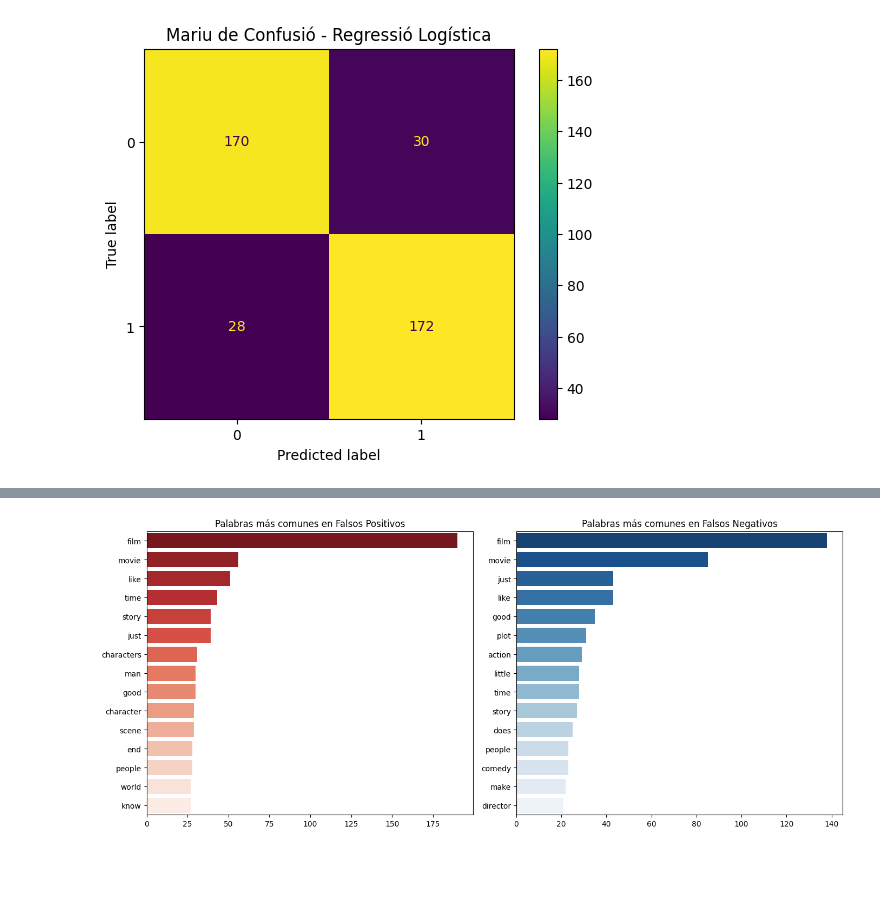
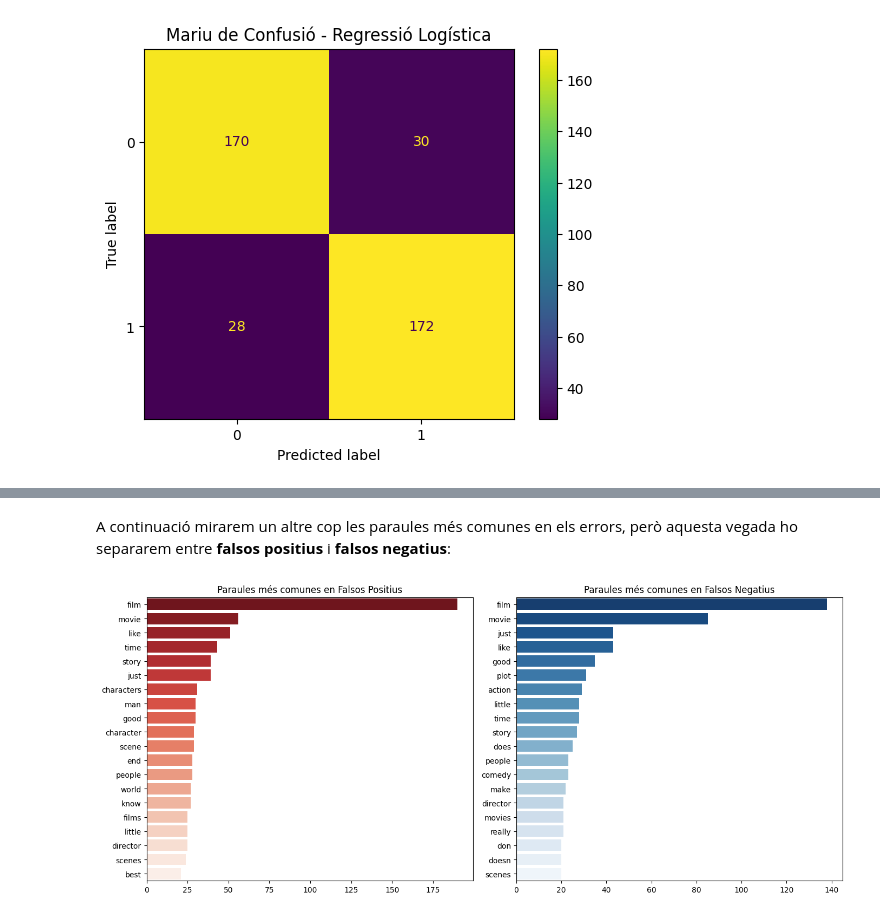
Before and after one commit to maxerrmax/Practica2-PLH, a Jupyter notebook: codi.ipynb, the cells around one changed output, grey strips where cells are left out. Cells and saved outputs as stored; diff of their text form; code cells hidden in the pictures; blank space fills up the shorter version.

```diff
--- a/codi.ipynb
+++ b/codi.ipynb
@@ -242,17 +267,16 @@ Total de errores: 58
+# %%
+analyzer = vectorizer.build_analyzer()
+
+# Funció auxiliar per trobar les n paraules més comunes en un text
+def get_top_n_words(texts, n):
+    words = []
+    for text in texts:
+        words.extend(analyzer(text))
+    return Counter(words).most_common(n)
 # %%
+common_words = get_top_n_words(error_texts, 20)
 
-
-# Extraemos la función de preprocesado y tokenización del vectorizer
-analyzer = vectorizer.build_analyzer()
-
-# Procesamos los textos erróneos usando el filtro oficial del modelo
-words = []
-for text in error_texts:
-    words.extend(analyzer(text))
-
-common_words = Counter(words).most_common(20)
-
-print("Palabras más comunes en errores:")
+print("Les 20 paraules més comunes en errors (Paraula => Vegades que apareix):")
 for w, c in common_words:
-    print(w, c)
+    print(f"{w} => {c}")
 # %% [output]
@@ -276,26 +307,18 @@ man 41
+# %% [markdown]
+A continuació mirarem un altre cop les paraules més comunes en els errors, però aquesta vegada ho separarem entre **falsos positius** i **falsos negatius**:
 # %%
-
-
-def get_top_n_words(texts, n=15):
-    words = []
-    for text in texts:
-        words.extend(analyzer(text))
-    return Counter(words).most_common(n)
-
-top_fp = get_top_n_words(fp_texts)
-top_fn = get_top_n_words(fn_texts)
+top_fp = get_top_n_words(fp_texts, 20)
+top_fn = get_top_n_words(fn_texts, 20)
 
 fig, axes = plt.subplots(1, 2, figsize=(14, 6))
 
-# Gráfico Falsos Positivos
 sns.barplot(x=[c for w, c in top_fp], y=[w for w, c in top_fp], ax=axes[0], palette="Reds_r")
-axes[0].set_title("Palabras más comunes en Falsos Positivos")
+axes[0].set_title("Paraules més comunes en Falsos Positius")
 
-# Gráfico Falsos Negativos
 sns.barplot(x=[c for w, c in top_fn], y=[w for w, c in top_fn], ax=axes[1], palette="Blues_r")
-axes[1].set_title("Palabras más comunes en Falsos Negativos")
+axes[1].set_title("Paraules més comunes en Falsos Negatius")
 
 plt.tight_layout()
 plt.show()
 # %% [output]
-[figure, old version]
+[figure, new version]
```
Also changed, not shown: parts of 17 cells of this notebook.
